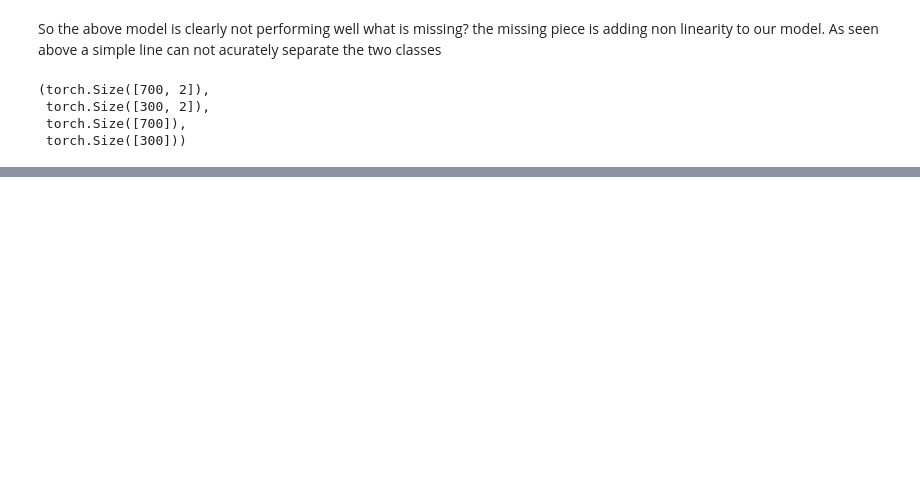
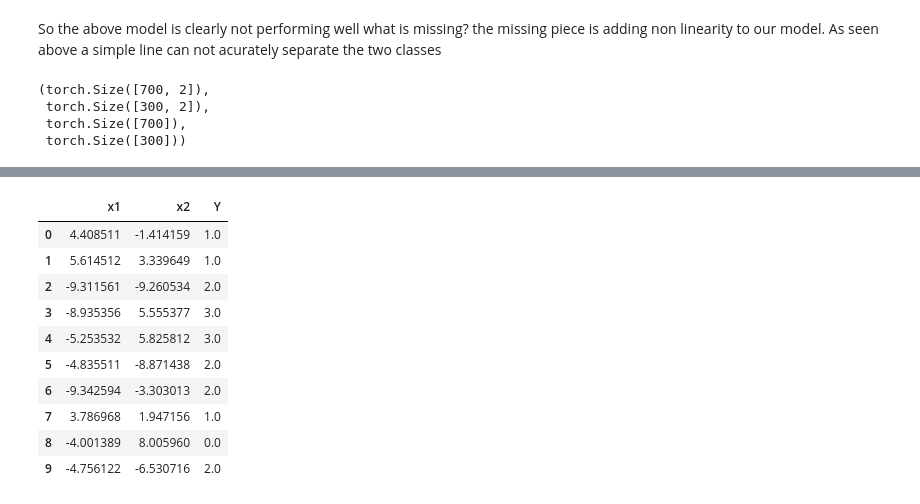
Before and after one commit to Zeckaris/pytorch-small-projects, a Jupyter notebook: neuralNetworkClassification.ipynb, the cells around one changed output, grey strips where cells are left out. Saved outputs shown, nothing was run; the diff lists cells and outputs as text; code cells hidden in the pictures; blank space fills up the shorter version.

```diff
--- a/neuralNetworkClassification.ipynb
+++ b/neuralNetworkClassification.ipynb
@@ -369,0 +398,17 @@ plot_decision_boundary(model_circle_1, X_test, y_test)
+# %%
+import pandas as pd
+
+data= pd.DataFrame({"x1":X_blob_tensor[:, 0], "x2":X_blob_tensor[:, 1] , "Y": Y_blob_tensor})
+data.head(10)
+# %% [output]
+|  | x1 | x2 | Y |
+| 0 | 4.408511 | -1.414159 | 1.0 |
+| 1 | 5.614512 | 3.339649 | 1.0 |
+| 2 | -9.311561 | -9.260534 | 2.0 |
+| 3 | -8.935356 | 5.555377 | 3.0 |
+| 4 | -5.253532 | 5.825812 | 3.0 |
+| 5 | -4.835511 | -8.871438 | 2.0 |
+| 6 | -9.342594 | -3.303013 | 2.0 |
+| 7 | 3.786968 | 1.947156 | 1.0 |
+| 8 | -4.001389 | 8.005960 | 0.0 |
+| 9 | -4.756122 | -6.530716 | 2.0 |
```
Also changed, not shown: parts of 12 cells of this notebook.
